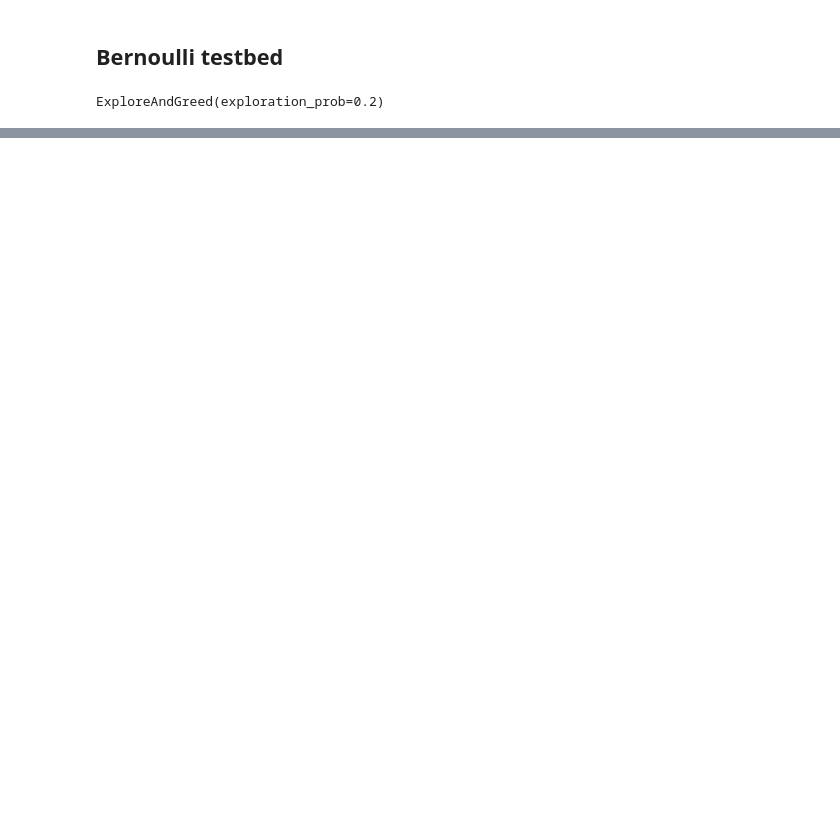
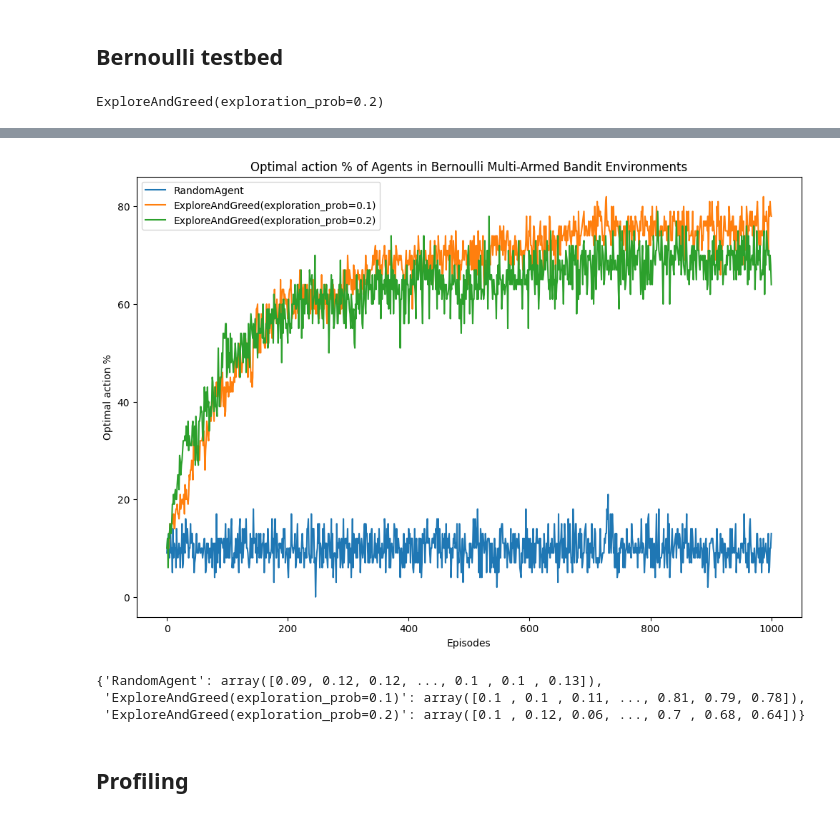
Before and after one commit to Stepan-Makarenko/Multi-armed-bandit-research, a Jupyter notebook: exploring.ipynb, the cells around one changed output, grey strips where cells are left out. Cells and saved outputs as stored; diff of their text form; code cells hidden in the pictures; blank space fills up the shorter version.

```diff
--- a/exploring.ipynb
+++ b/exploring.ipynb
@@ -179,0 +187,20 @@ plt.show()
+# %%
+plt.figure(figsize=(12, 8))
+for agent_name, opt_action in average_agent_opt_action.items():
+    plt.plot(opt_action * 100, label=agent_name)
+
+plt.title('Optimal action % of Agents in Bernoulli Multi-Armed Bandit Environments')
+plt.xlabel('Episodes')
+plt.ylabel('Optimal action %')
+plt.legend()
+plt.show()
+# %% [output]
+[figure, added]
+# %%
+average_agent_opt_action
+# %% [output]
+{'RandomAgent': array([0.09, 0.12, 0.12, ..., 0.1 , 0.1 , 0.13]),
+ 'ExploreAndGreed(exploration_prob=0.1)': array([0.1 , 0.1 , 0.11, ..., 0.81, 0.79, 0.78]),
+ 'ExploreAndGreed(exploration_prob=0.2)': array([0.1 , 0.12, 0.06, ..., 0.7 , 0.68, 0.64])}
+# %% [markdown]
+## Profiling
```
Also changed, not shown: parts of 7 cells of this notebook, 1 other file.
